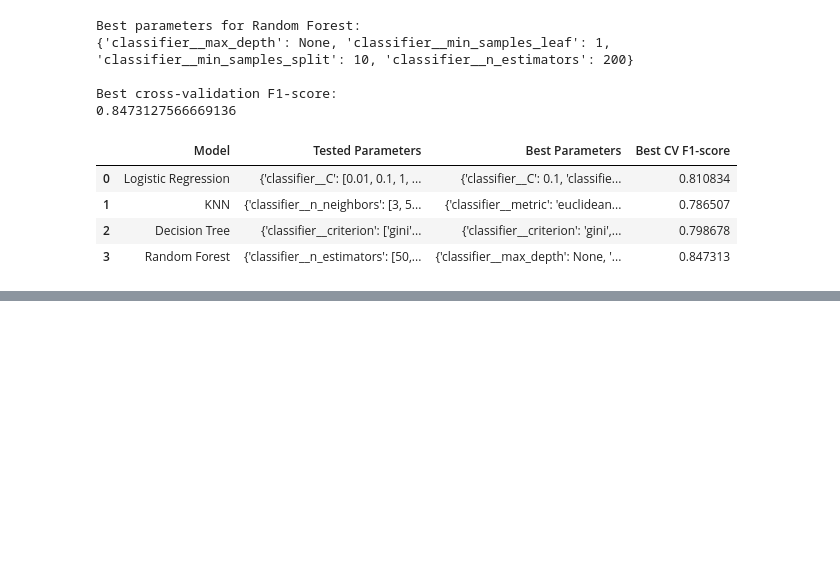
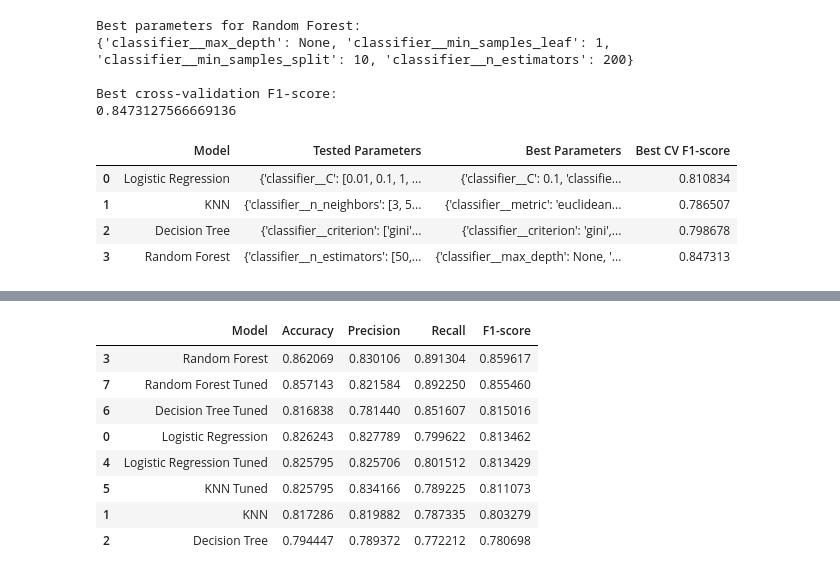
Before and after one commit to erze-haziri/bank-term-deposit-prediction, a Jupyter notebook: bank_term_deposit_analysis.ipynb, the cells around one changed output, grey strips where cells are left out. Drawn from its saved outputs; the diff is of its cells as text; code cells hidden in the pictures; blank space fills up the shorter version.

```diff
--- a/bank_term_deposit_analysis.ipynb
+++ b/bank_term_deposit_analysis.ipynb
@@ -646,0 +669,17 @@ tuning_summary_df
+# %%
+comparison_baseline_tuned_df = pd.concat(
+    [baseline_results_df, tuned_results_df],
+    ignore_index=True
+)
+
+comparison_baseline_tuned_df.sort_values(by="F1-score", ascending=False)
+# %% [output]
+|  | Model | Accuracy | Precision | Recall | F1-score |
+| 3 | Random Forest | 0.862069 | 0.830106 | 0.891304 | 0.859617 |
+| 7 | Random Forest Tuned | 0.857143 | 0.821584 | 0.892250 | 0.855460 |
+| 6 | Decision Tree Tuned | 0.816838 | 0.781440 | 0.851607 | 0.815016 |
+| 0 | Logistic Regression | 0.826243 | 0.827789 | 0.799622 | 0.813462 |
+| 4 | Logistic Regression Tuned | 0.825795 | 0.825706 | 0.801512 | 0.813429 |
+| 5 | KNN Tuned | 0.825795 | 0.834166 | 0.789225 | 0.811073 |
+| 1 | KNN | 0.817286 | 0.819882 | 0.787335 | 0.803279 |
+| 2 | Decision Tree | 0.794447 | 0.789372 | 0.772212 | 0.780698 |
```
Also changed, not shown: parts of 5 cells of this notebook.
